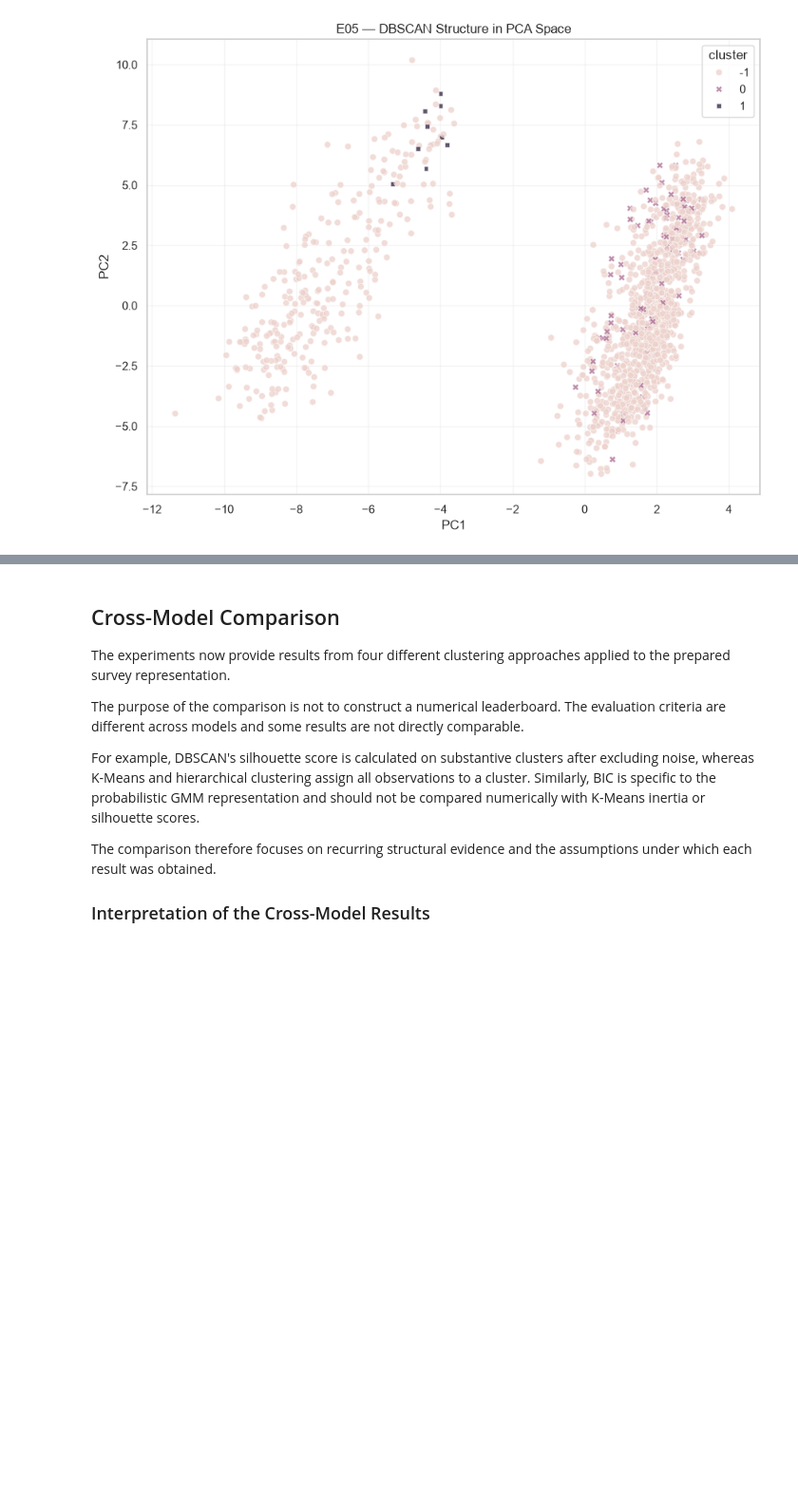
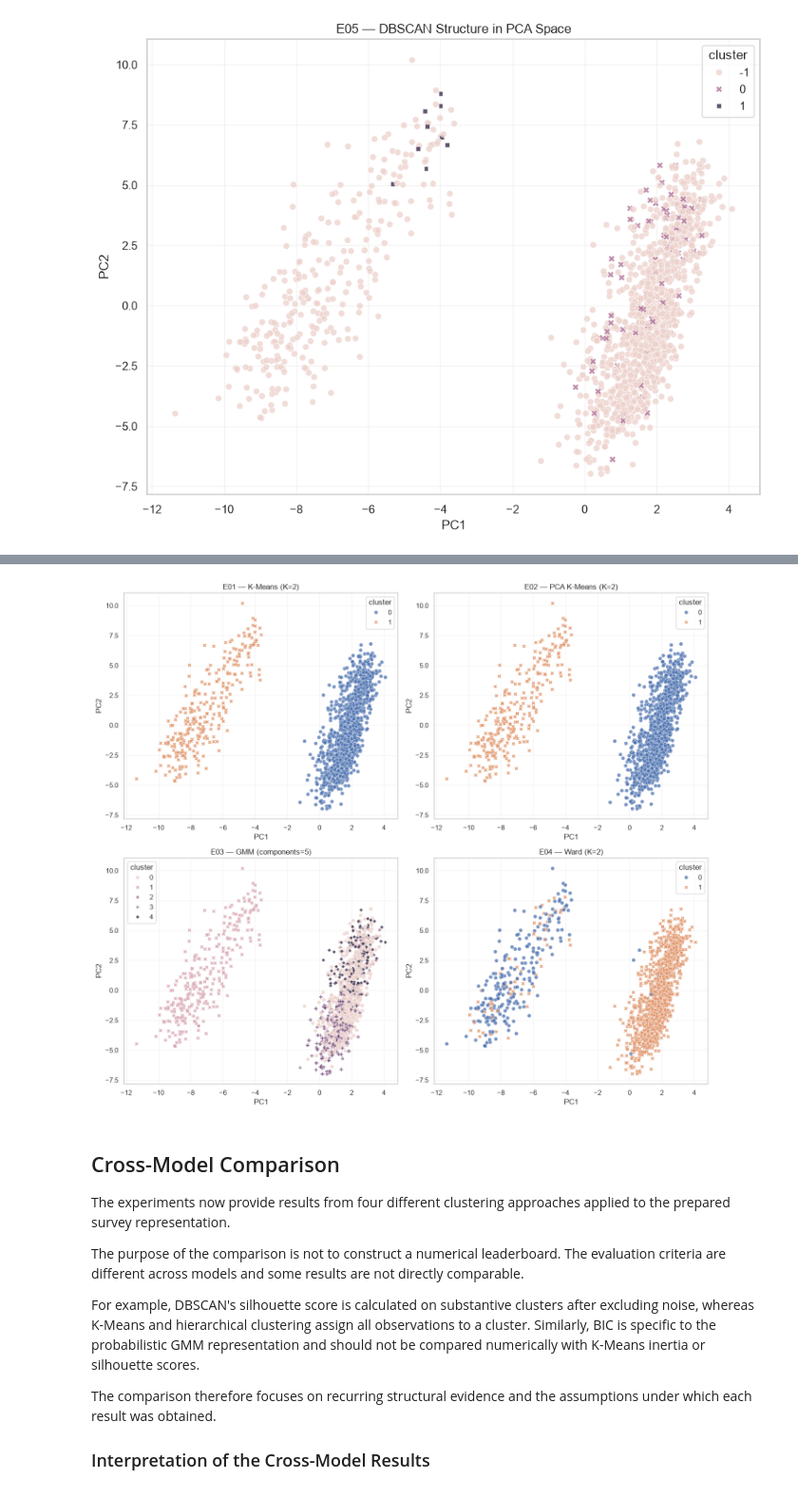
Before and after one commit to CyrilCele/mental-health-in-tech-ml, a Jupyter notebook: notebooks/04_clustering_models.ipynb, the cells around one changed output, grey strips where cells are left out. Shown at 95% size. Saved outputs shown, nothing was run; the diff lists cells and outputs as text; code cells hidden in the pictures; blank space fills up the shorter version.

```diff
--- a/notebooks/04_clustering_models.ipynb
+++ b/notebooks/04_clustering_models.ipynb
@@ -1873,3 +1880,57 @@ display(
+# %%
+# Compare the candidate assignments in a common PC1/PC2 visualization.
+fig, axes = plt.subplots(
+    2,
+    2,
+    figsize=(14, 12),
+)
+
+plot_cluster_projection(
+    X_pca.iloc[:, :2],
+    e01_labels,
+    ax=axes[0, 0],
+    title=f"E01 — K-Means (K={selected_k_candidate})",
+    x_label="PC1",
+    y_label="PC2",
+)
+
+plot_cluster_projection(
+    X_pca.iloc[:, :2],
+    e02_labels,
+    ax=axes[0, 1],
+    title=f"E02 — PCA K-Means (K={pca_k_candidate})",
+    x_label="PC1",
+    y_label="PC2",
+)
+
+plot_cluster_projection(
+    X_pca.iloc[:, :2],
+    e03_labels,
+    ax=axes[1, 0],
+    title=(
+        f"E03 — GMM "
+        f"(components={gmm_component_candidate})"
+    ),
+    x_label="PC1",
+    y_label="PC2",
+)
+
+plot_cluster_projection(
+    X_pca.iloc[:, :2],
+    e04_labels,
+    ax=axes[1, 1],
+    title=(
+        f"E04 — Ward "
+        f"(K={hierarchical_k_candidate})"
+    ),
+    x_label="PC1",
+    y_label="PC2",
+)
+
+fig.tight_layout()
+plt.show()
+# %% [output]
+[figure, added]
 # %% [markdown]
 ## Cross-Model Comparison
 
```
Also changed, not shown: parts of 1 cell of this notebook.
